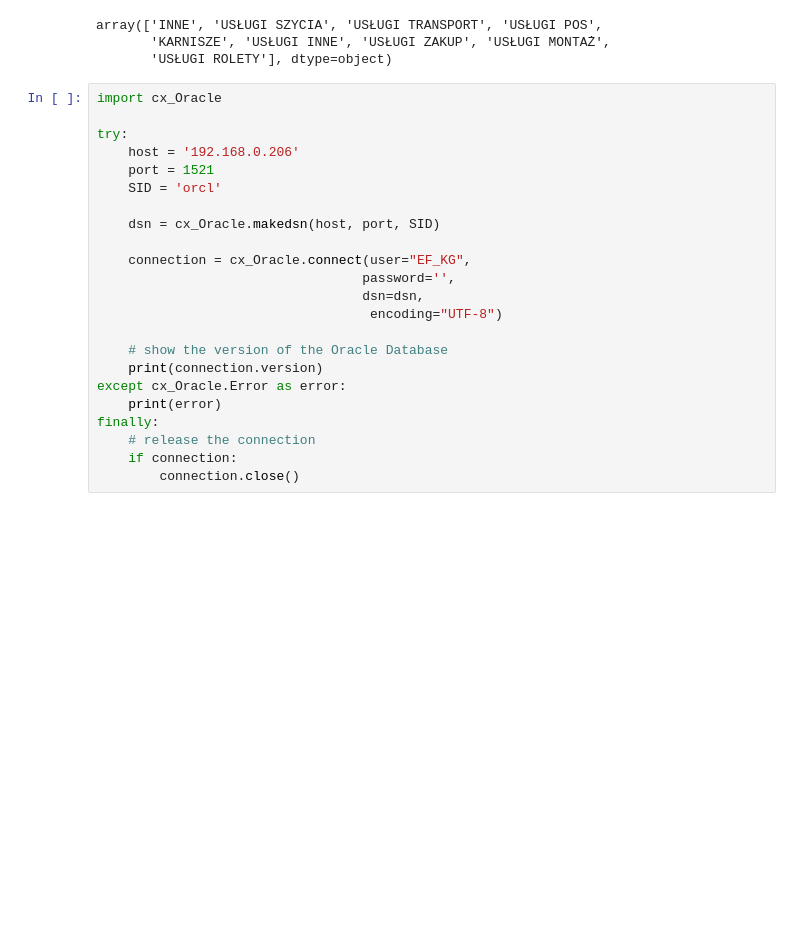
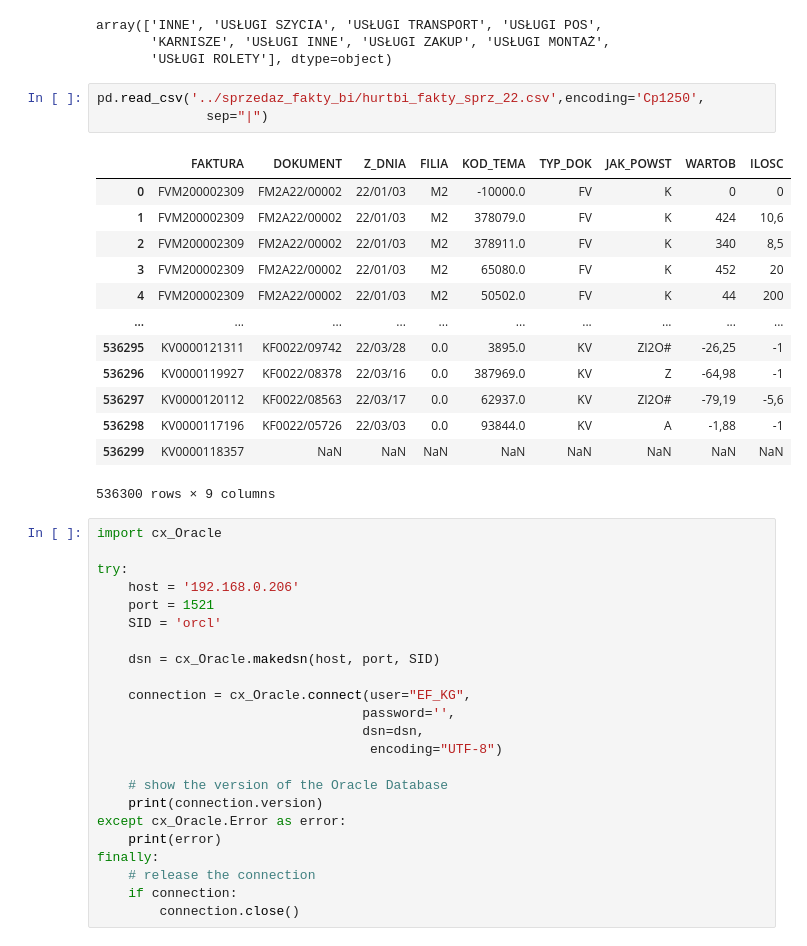
Before and after one commit to plggrzybuch/reklamacje, a Jupyter notebook: reklamacje_sql.ipynb, the cells around one changed output. Saved outputs shown, nothing was run; the diff lists cells and outputs as text; blank space fills up the shorter version.

```diff
--- a/reklamacje_sql.ipynb
+++ b/reklamacje_sql.ipynb
@@ -255,6 +377,23 @@ _.loc[_['KOD_TEMA']<0]['NAZWA'].unique()
 array(['INNE', 'USŁUGI SZYCIA', 'USŁUGI TRANSPORT', 'USŁUGI POS',
        'KARNISZE', 'USŁUGI INNE', 'USŁUGI ZAKUP', 'USŁUGI MONTAŻ',
        'USŁUGI ROLETY'], dtype=object)
+# %%
+pd.read_csv('../sprzedaz_fakty_bi/hurtbi_fakty_sprz_22.csv',encoding='Cp1250',
+              sep="|")
+# %% [output]
+|  | FAKTURA | DOKUMENT | Z_DNIA | FILIA | KOD_TEMA | TYP_DOK | JAK_POWST | WARTOB | ILOSC |
+| 0 | FVM200002309 | FM2A22/00002 | 22/01/03 | M2 | -10000.0 | FV | K | 0 | 0 |
+| 1 | FVM200002309 | FM2A22/00002 | 22/01/03 | M2 | 378079.0 | FV | K | 424 | 10,6 |
+| 2 | FVM200002309 | FM2A22/00002 | 22/01/03 | M2 | 378911.0 | FV | K | 340 | 8,5 |
+| 3 | FVM200002309 | FM2A22/00002 | 22/01/03 | M2 | 65080.0 | FV | K | 452 | 20 |
+| 4 | FVM200002309 | FM2A22/00002 | 22/01/03 | M2 | 50502.0 | FV | K | 44 | 200 |
+| ... | ... | ... | ... | ... | ... | ... | ... | ... | ... |
+| 536295 | KV0000121311 | KF0022/09742 | 22/03/28 | 0.0 | 3895.0 | KV | ZI2O# | -26,25 | -1 |
+| 536296 | KV0000119927 | KF0022/08378 | 22/03/16 | 0.0 | 387969.0 | KV | Z | -64,98 | -1 |
+| 536297 | KV0000120112 | KF0022/08563 | 22/03/17 | 0.0 | 62937.0 | KV | ZI2O# | -79,19 | -5,6 |
+| 536298 | KV0000117196 | KF0022/05726 | 22/03/03 | 0.0 | 93844.0 | KV | A | -1,88 | -1 |
+| 536299 | KV0000118357 | NaN | NaN | NaN | NaN | NaN | NaN | NaN | NaN |
+536300 rows × 9 columns
 # %%
 import cx_Oracle
 
```
Also changed, not shown: parts of 13 cells of this notebook.
